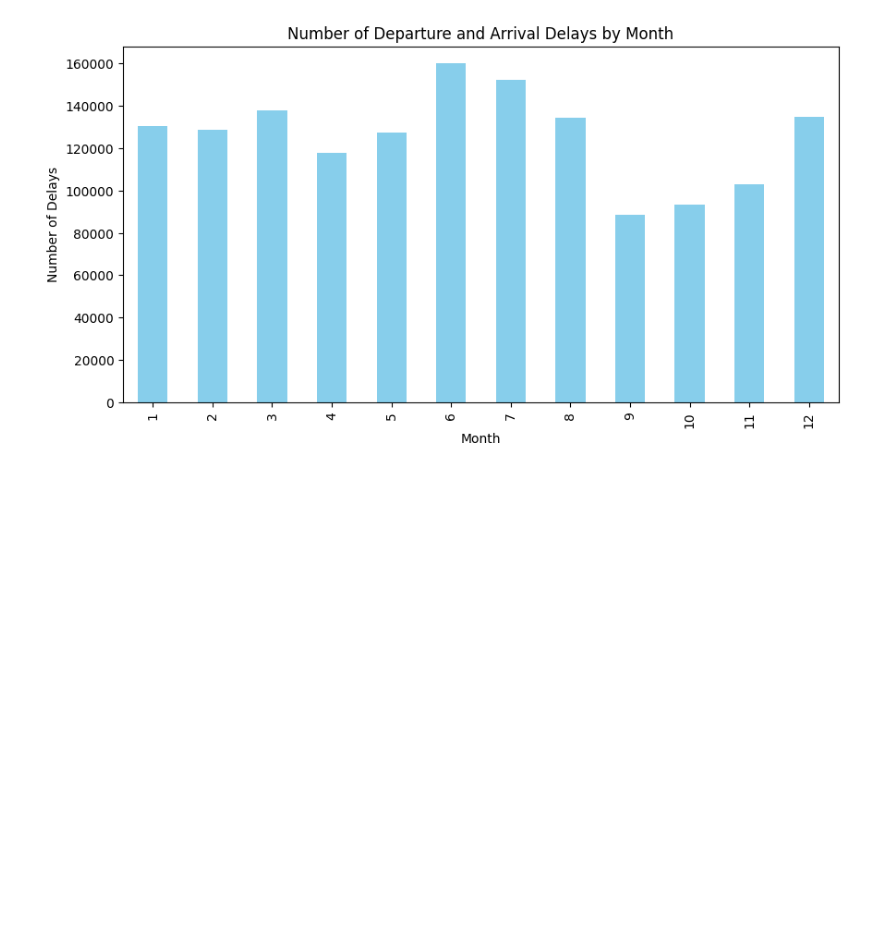
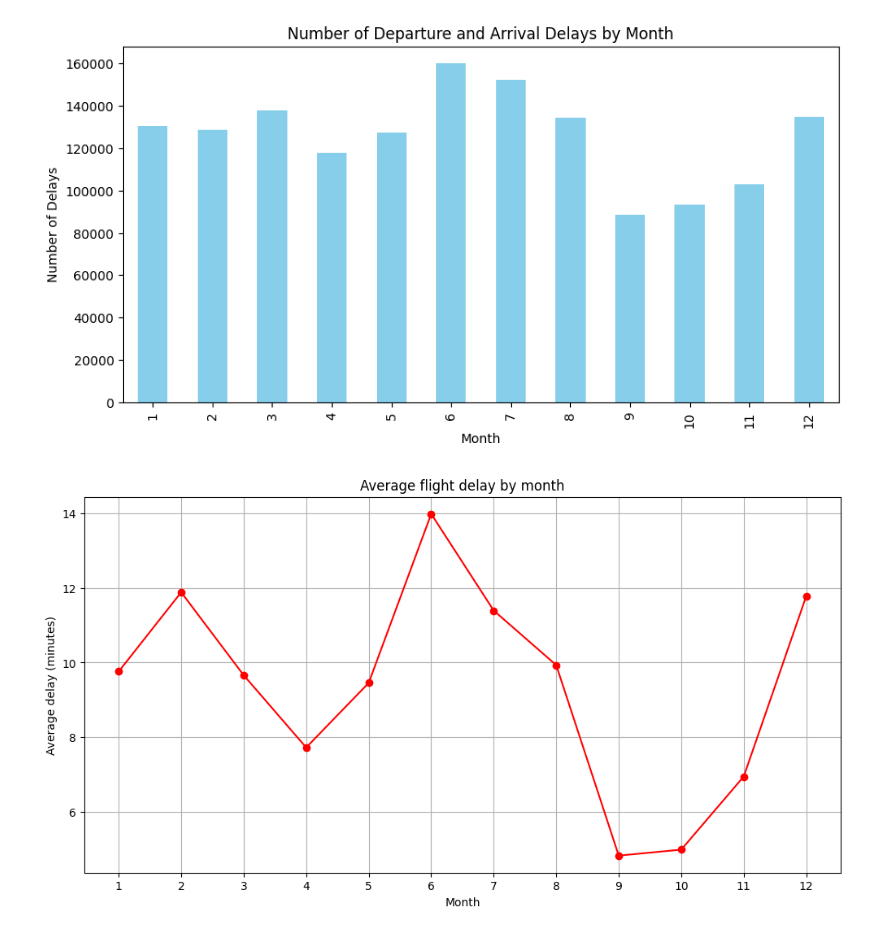
Before and after one commit to KalachevRoman/msu_homework, a Jupyter notebook: homework_4.ipynb, the cells around one changed output. Saved outputs shown, nothing was run; the diff lists cells and outputs as text; code cells hidden in the pictures; blank space fills up the shorter version.

```diff
--- a/homework_4.ipynb
+++ b/homework_4.ipynb
@@ -130,3 +150,17 @@ plt.show()
 #видно, что задержки имеют сезонность. Например, в летние месяцы их намного больше, чем осенью
 # %% [output]
 [figure]
+# %%
+delays_by_month = flights.groupby('MONTH')['DEPARTURE_DELAY'].mean()
+
+# Построение графика
+plt.figure(figsize=(12, 6))
+delays_by_month.plot(kind='line', marker='o', color='red')
+plt.title('Average flight delay by month')
+plt.xlabel('Month')
+plt.ylabel('Average delay (minutes)')
+plt.xticks(range(1, 13))
+plt.grid(True)
+plt.show()
+# %% [output]
+[figure, added]
```
Also changed, not shown: parts of 5 cells of this notebook.
